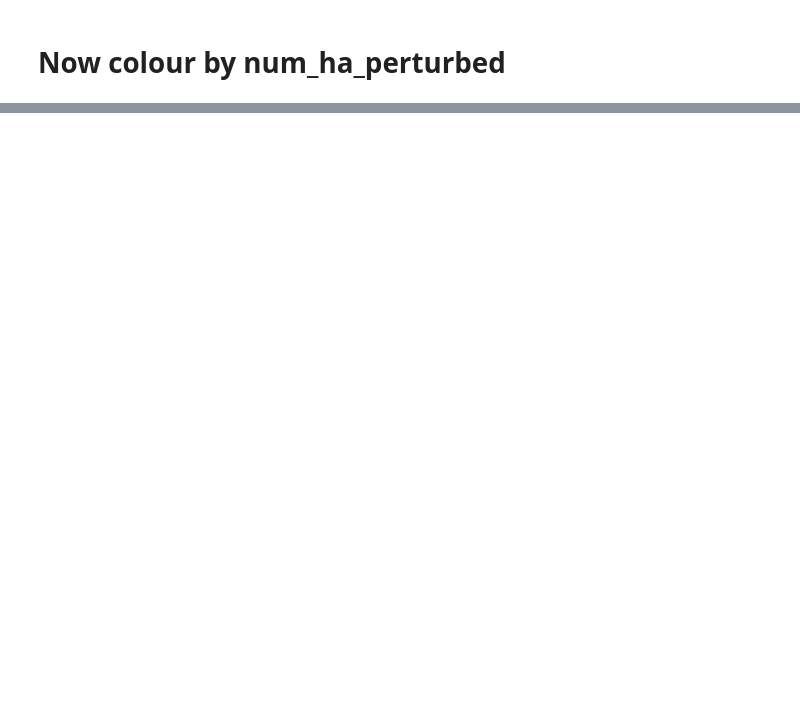
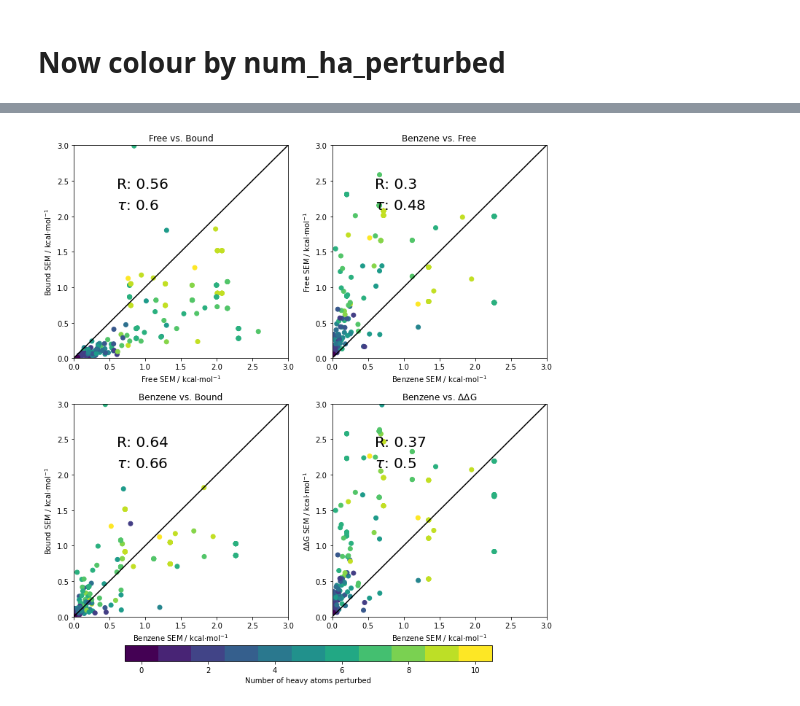
Before and after one commit to michellab/RBFENN, a Jupyter notebook: ANALYSIS/fepspace_vs_free_vs_bound/plot_fepspace_correlations.ipynb, the cells around one changed output, grey strips where cells are left out. Drawn from its saved outputs; the diff is of its cells as text; code cells hidden in the pictures; blank space fills up the shorter version.

```diff
--- a/ANALYSIS/fepspace_vs_free_vs_bound/plot_fepspace_correlations.ipynb
+++ b/ANALYSIS/fepspace_vs_free_vs_bound/plot_fepspace_correlations.ipynb
@@ -274,0 +273,88 @@ Total number of perturbations: 125
+# %%
+fig, axes = plt.subplots(2,2, figsize=(10,10))
+print("Total number of perturbations:", len(full_df["sem_benz"]))
+#######
+
+
+#######
+axes[0][0].scatter(full_df["sem_free"], full_df["sem_b"], c=full_df["num_ha_perturbed"])
+axes[0][0].set_title("Free vs. Bound")
+
+_, _, r_value, _, _ = stats.linregress(full_df["sem_free"], full_df["sem_b"])
+tau, _ = stats.kendalltau(full_df["sem_free"], full_df["sem_b"])
+axes[0][0].annotate(text="R: "+str(round(r_value, 2)), xy=(0.2, 0.8), size=20, xycoords="axes fraction")
+axes[0][0].annotate(text=r"$\tau$: "+str(round(tau, 2)), xy=(0.2, 0.7), size=20, xycoords="axes fraction")
+
+
+axes[0][0].set_ylabel("Bound SEM / kcal$\cdot$mol$^{-1}$")
+axes[0][0].set_xlabel("Free SEM / kcal$\cdot$mol$^{-1}$")
+
+
+
+
+
+#######
+
+axes[1][0].scatter(full_df["sem_benz"], full_df["sem_b"], c=full_df["num_ha_perturbed"])
+axes[1][0].set_title("Benzene vs. Bound")
+
+_, _, r_value, _, _ = stats.linregress(full_df["sem_benz"], full_df["sem_b"])
+tau, _ = stats.kendalltau(full_df["sem_benz"], full_df["sem_b"])
+axes[1][0].annotate(text="R: "+str(round(r_value, 2)), xy=(0.2, 0.8), size=20, xycoords="axes fraction")
+axes[1][0].annotate(text=r"$\tau$: "+str(round(tau, 2)), xy=(0.2, 0.7), size=20, xycoords="axes fraction")
+
+
+axes[1][0].set_xlabel("Benzene SEM / kcal$\cdot$mol$^{-1}$")
+axes[1][0].set_ylabel("Bound SEM / kcal$\cdot$mol$^{-1}$")
+
+
+
+
+#######
+axes[0][1].scatter(full_df["sem_benz"], full_df["sem_free"], c=full_df["num_ha_perturbed"])
+axes[0][1].set_title("Benzene vs. Free")
+
+_, _, r_value, _, _ = stats.linregress(full_df["sem_benz"], full_df["sem_free"])
+tau, _ = stats.kendalltau(full_df["sem_benz"], full_df["sem_free"])
+axes[0][1].annotate(text="R: "+str(round(r_value, 2)), xy=(0.2, 0.8), size=20, xycoords="axes fraction")
+axes[0][1].annotate(text=r"$\tau$: "+str(round(tau, 2)), xy=(0.2, 0.7), size=20, xycoords="axes fraction")
+
+
+axes[0][1].set_xlabel("Benzene SEM / kcal$\cdot$mol$^{-1}$")
+axes[0][1].set_ylabel("Free SEM / kcal$\cdot$mol$^{-1}$")
+
+
+
+#######
+axes[1][1].scatter(full_df["sem_benz"], full_df["sem_ddg"], c=full_df["num_ha_perturbed"])
+axes[1][1].set_title("Benzene vs. $\Delta\Delta$G")
+
+_, _, r_value, _, _ = stats.linregress(full_df["sem_benz"], full_df["sem_ddg"])
+tau, _ = stats.kendalltau(full_df["sem_benz"], full_df["sem_ddg"])
+axes[1][1].annotate(text="R: "+str(round(r_value, 2)), xy=(0.2, 0.8), size=20, xycoords="axes fraction")
+axes[1][1].annotate(text=r"$\tau$: "+str(round(tau, 2)), xy=(0.2, 0.7), size=20, xycoords="axes fraction")
+
+
+axes[1][1].set_xlabel("Benzene SEM / kcal$\cdot$mol$^{-1}$")
+axes[1][1].set_ylabel("$\Delta\Delta$G SEM / kcal$\cdot$mol$^{-1}$")
+
+
+
+#######
+
+for ax in axes.flatten():
+    ax.set_ylim(0, 3)
+    ax.set_xlim(0, 3)
+    ax.plot([0, 1], [0, 1], transform=ax.transAxes, color="black")
+
+
+
+
+
+ax = fig.add_axes([0.17, -0.02, 0.7, 0.03])
+
+cb = mpl.colorbar.ColorbarBase(ax, values=np.arange(0,11), label="Number of heavy atoms perturbed",
+                              orientation='horizontal')
+plt.tight_layout()
+plt.show()
+# %% [output]
@@ -274,0 +362 @@ Total number of perturbations: 125
+[figure, added]
```
Also changed, not shown: parts of 12 cells of this notebook.
